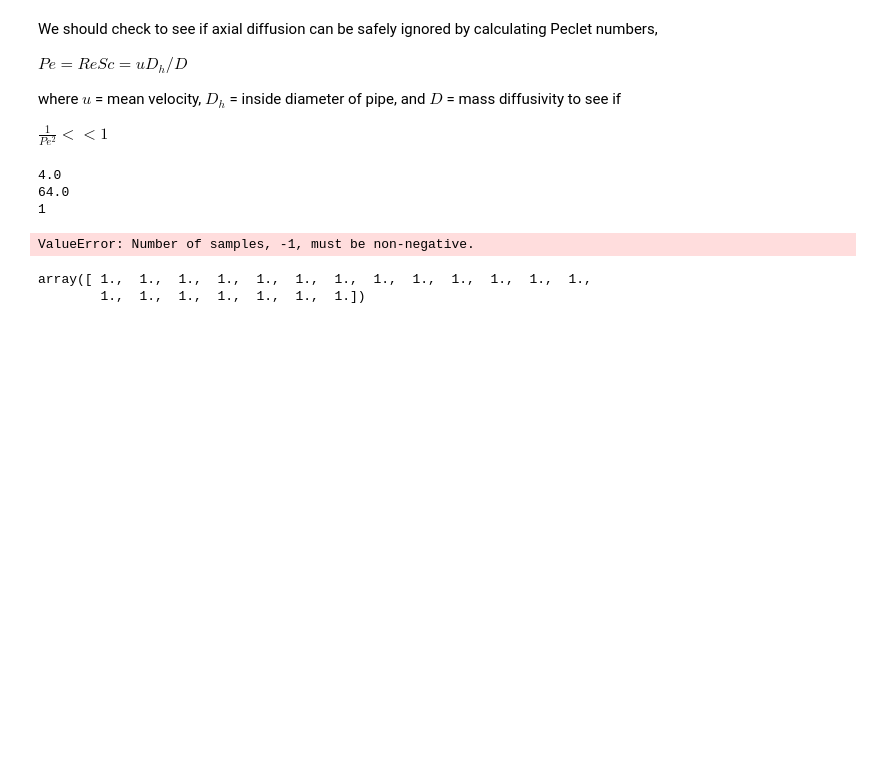
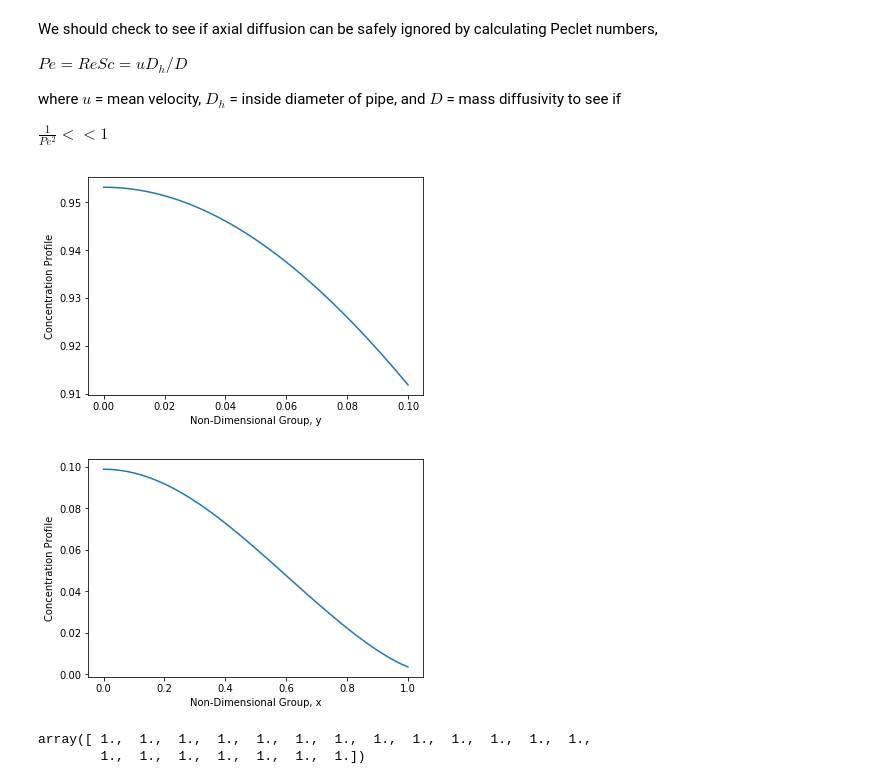
Before and after one commit to nateharms/serotonin_transport, a Jupyter notebook: reattempting.ipynb, the cells around one changed output. Saved outputs shown, nothing was run; the diff lists cells and outputs as text; code cells hidden in the pictures; blank space fills up the shorter version.

Commit message:
Fixed the Gz function and graphed a few things

```diff
--- a/reattempting.ipynb
+++ b/reattempting.ipynb
@@ -213,37 +213,60 @@ for i in range(0,11):
 def Gz_terms(N, x, j):
 
     """
-    N is the number of terms AFTER the 1
+    N is the number of terms (N = 0 is only 1)
     x is the nondimensional group for the radius, r/R
     j is the eigenvalue
     """
 
-    #add_term = np.sum((2*np.linspace(1, 2*N - 2, num = N))**2)
-    #mult_term = np.prod((2*np.linspace(1, 2*N - 1, num = N))**2)
+    hello = 0
 
-    hello = 0
-    for i in range(0, N):
-        term = ((-1)**(i+1)) * (lambda_n[j]**(2*i)) * ((lambda_n[j]**2) +
-        sum((2*np.linspace(1, 2*i - 1, num = 2*i-1))**2))/(np.prod((2*np.linspace(1, 2*i , num = 2*i))**2)) * x**(2*i)
+    for i in range(1, N):
+        term = ((-1)**(i)) * (lambda_n[j]**(2*i-2)) * ((lambda_n[j]**2) +
+        sum((2*np.linspace(1, i-1, num = i-1))**2))/(np.prod((2*np.linspace(1, i , num = i))**2)) * x**(2*i)
         hello += term
-        print hello
+        #print hello
+
     final_term = 1 + hello
 
     return final_term
 
-i = 1
-print sum((2*np.linspace(1, 2*i - 1, num = 2*i-1))**2) #THIS ONE
-print np.prod((2*np.linspace(1, 2*i , num = 2*i))**2)
-
-print Gz_terms(0, 1, 0)
-print Gz_terms(1, 1, 0)
-print Gz_terms(2, 1, 0)
-print Gz_terms(3, 1, 0)
+#sum((2*np.linspace(1, i-1, num = i-1))**2) #THESE WORK
+#np.prod((2*np.linspace(1, i , num = i))**2) #THESE WORK
-# %% [output]
-4.0
-64.0
-1
-ValueError: Number of samples, -1, must be non-negative.
+# %%
+#This cell is used for graphing, using the Gz_n function and the An integration constant
+
+m = 11 #number of eigenvalues
+
+#Set x = 0.5, r/R = 0.5:
+y = np.linspace(0, 0.1, num = 51)
+conc_final_y = 0
+
+for i in range(0,m):
+    conc_step_y = an[i] * Gz_terms(5, 0.5, i) * np.exp(-1*lambda_n[i] * y**2)
+    conc_final_y += conc_step_y
+
+plt.plot(y, conc_final_y)
+plt.xlabel("Non-Dimensional Group, y")
+plt.ylabel("Concentration Profile")
+plt.show()
+
+
+#Set y = 1, (Dz/vR**2) = 1
+x = np.linspace(0, 1, num = 51)
+conc_final_x = 0
+
+
+for i in range(0,m):
+    conc_step_x = an[i] * Gz_terms(5, x, i) * np.exp(-1*lambda_n[i] * 1**2)
+    conc_final_x += conc_step_x
+
+plt.plot(x, conc_final_x)
+plt.xlabel("Non-Dimensional Group, x")
+plt.ylabel("Concentration Profile")
+plt.show()
+# %% [output]
+[figure, added]
+[figure, added]
 # %%
 trypConditionList = [(.1,5.386e-8,6.44e-4),(.5,5.386e-8,6.44e-4),(1,5.386e-8,6.44e-4)] #Concentration, Diffusivity, Permeability
 #find and comment in units
```
Also changed, not shown: parts of 1 cell of this notebook.
